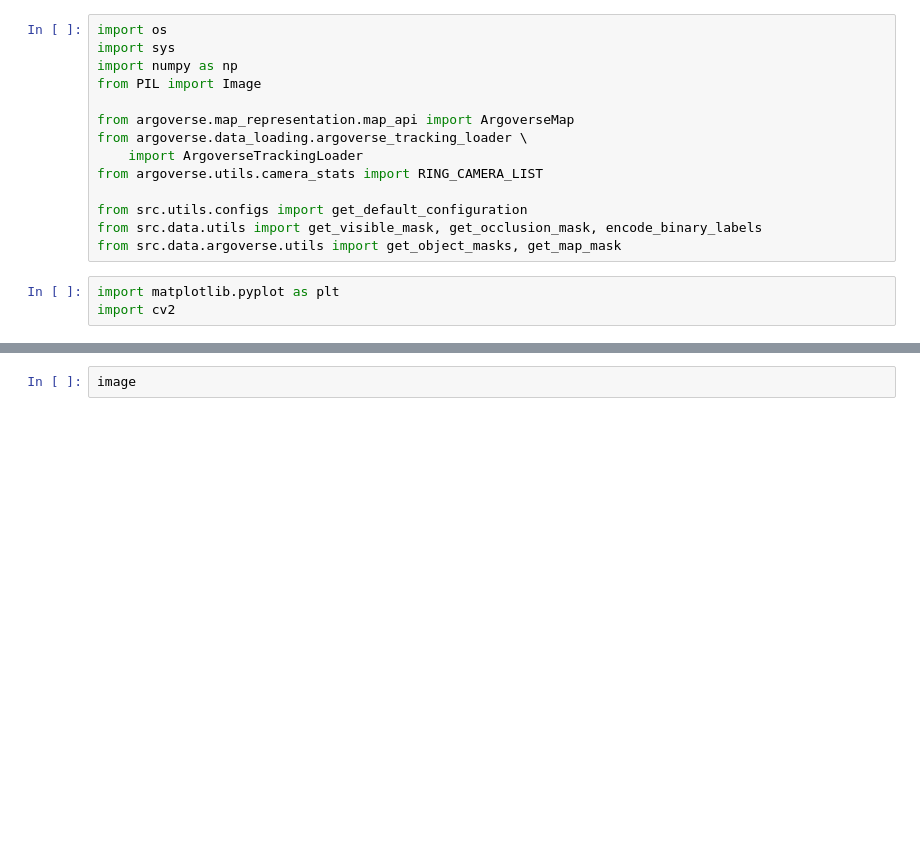
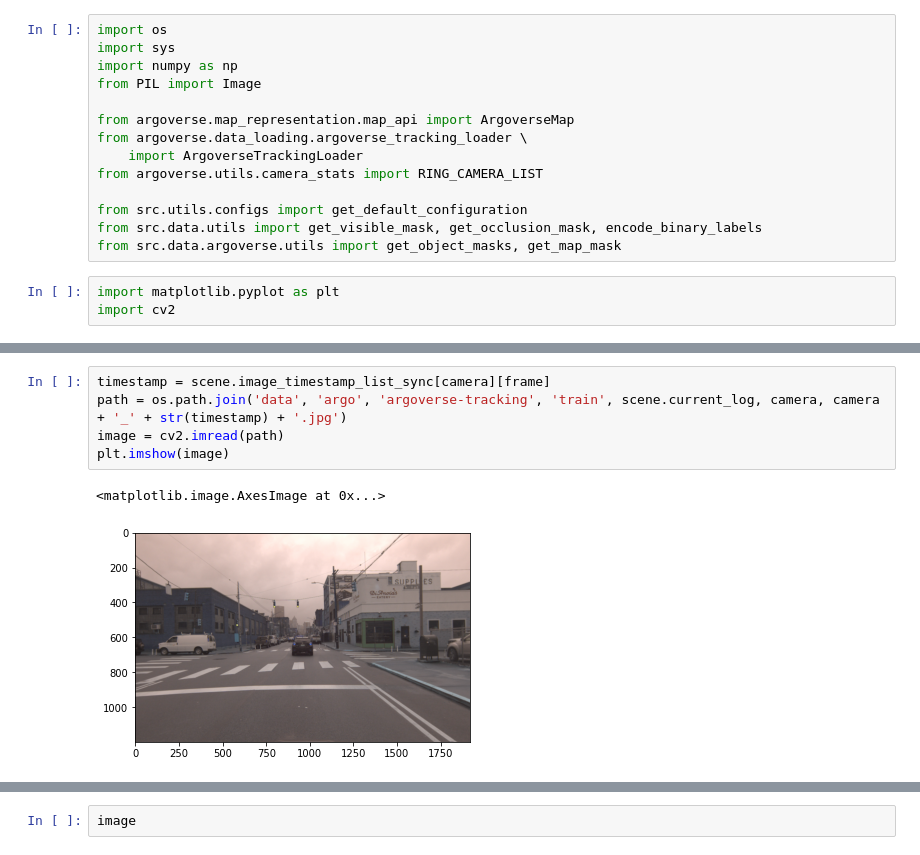
Before and after one commit to tom-roddick/mono-semantic-maps, a Jupyter notebook: explore_preprocess.ipynb, the cells around one changed output, grey strips where cells are left out. Cells and saved outputs as stored; diff of their text form; blank space fills up the shorter version.

```diff
--- a/explore_preprocess.ipynb
+++ b/explore_preprocess.ipynb
@@ -66,0 +89,8 @@ ring_side_right 0 done
+# %%
+timestamp = scene.image_timestamp_list_sync[camera][frame]
+path = os.path.join('data', 'argo', 'argoverse-tracking', 'train', scene.current_log, camera, camera + '_' + str(timestamp) + '.jpg')
+image = cv2.imread(path)
+plt.imshow(image)
+# %% [output]
+<matplotlib.image.AxesImage at 0x...>
+[figure, added]
```
Also changed, not shown: parts of 26 cells of this notebook, 11 other files.
